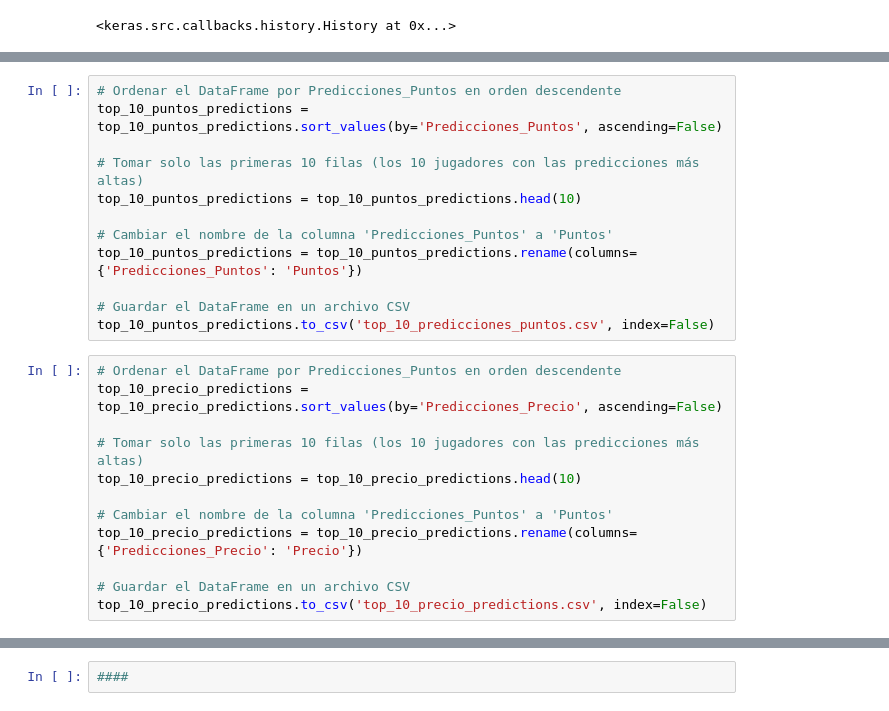
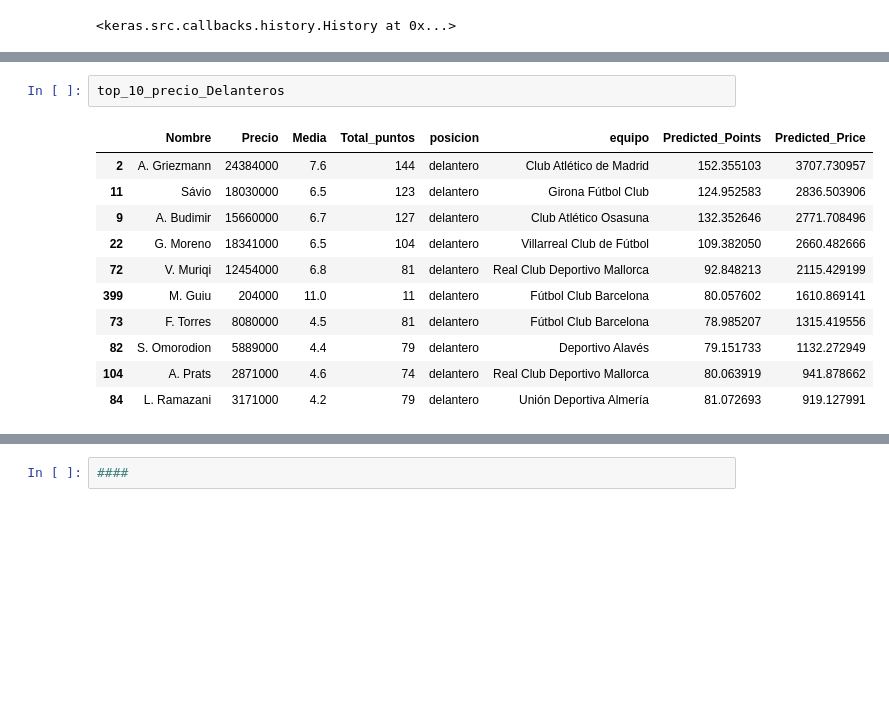
Before and after one commit to jamesyul/Cyber-Football_PCI, a Jupyter notebook: ML/Red Neuronales/ML_Redes Neuronales.ipynb, the cells around one changed output, grey strips where cells are left out. Cells and saved outputs as stored; diff of their text form; blank space fills up the shorter version.

```diff
--- a/ML/Red Neuronales/ML_Redes Neuronales.ipynb
+++ b/ML/Red Neuronales/ML_Redes Neuronales.ipynb
@@ -178,24 +248,14 @@ top_10_precio_predictions = pd.DataFrame({
-# %%
-# Ordenar el DataFrame por Predicciones_Puntos en orden descendente
-top_10_puntos_predictions = top_10_puntos_predictions.sort_values(by='Predicciones_Puntos', ascending=False)
-
-# Tomar solo las primeras 10 filas (los 10 jugadores con las predicciones más altas)
-top_10_puntos_predictions = top_10_puntos_predictions.head(10)
-
-# Cambiar el nombre de la columna 'Predicciones_Puntos' a 'Puntos'
-top_10_puntos_predictions = top_10_puntos_predictions.rename(columns={'Predicciones_Puntos': 'Puntos'})
-
-# Guardar el DataFrame en un archivo CSV
-top_10_puntos_predictions.to_csv('top_10_predicciones_puntos.csv', index=False)
 # %%
-# Ordenar el DataFrame por Predicciones_Puntos en orden descendente
-top_10_precio_predictions = top_10_precio_predictions.sort_values(by='Predicciones_Precio', ascending=False)
-
-# Tomar solo las primeras 10 filas (los 10 jugadores con las predicciones más altas)
-top_10_precio_predictions = top_10_precio_predictions.head(10)
-
-# Cambiar el nombre de la columna 'Predicciones_Puntos' a 'Puntos'
-top_10_precio_predictions = top_10_precio_predictions.rename(columns={'Predicciones_Precio': 'Precio'})
-
-# Guardar el DataFrame en un archivo CSV
-top_10_precio_predictions.to_csv('top_10_precio_predictions.csv', index=False)
+top_10_precio_Delanteros
+# %% [output]
+|  | Nombre | Precio | Media | Total_puntos | posicion | equipo | Predicted_Points | Predicted_Price |
+| 2 | A. Griezmann | 24384000 | 7.6 | 144 | delantero | Club Atlético de Madrid | 152.355103 | 3707.730957 |
+| 11 | Sávio | 18030000 | 6.5 | 123 | delantero | Girona Fútbol Club | 124.952583 | 2836.503906 |
+| 9 | A. Budimir | 15660000 | 6.7 | 127 | delantero | Club Atlético Osasuna | 132.352646 | 2771.708496 |
+| 22 | G. Moreno | 18341000 | 6.5 | 104 | delantero | Villarreal Club de Fútbol | 109.382050 | 2660.482666 |
+| 72 | V. Muriqi | 12454000 | 6.8 | 81 | delantero | Real Club Deportivo Mallorca | 92.848213 | 2115.429199 |
+| 399 | M. Guiu | 204000 | 11.0 | 11 | delantero | Fútbol Club Barcelona | 80.057602 | 1610.869141 |
+| 73 | F. Torres | 8080000 | 4.5 | 81 | delantero | Fútbol Club Barcelona | 78.985207 | 1315.419556 |
+| 82 | S. Omorodion | 5889000 | 4.4 | 79 | delantero | Deportivo Alavés | 79.151733 | 1132.272949 |
+| 104 | A. Prats | 2871000 | 4.6 | 74 | delantero | Real Club Deportivo Mallorca | 80.063919 | 941.878662 |
+| 84 | L. Ramazani | 3171000 | 4.2 | 79 | delantero | Unión Deportiva Almería | 81.072693 | 919.127991 |
```
Also changed, not shown: parts of 15 cells of this notebook, 9 other files.
